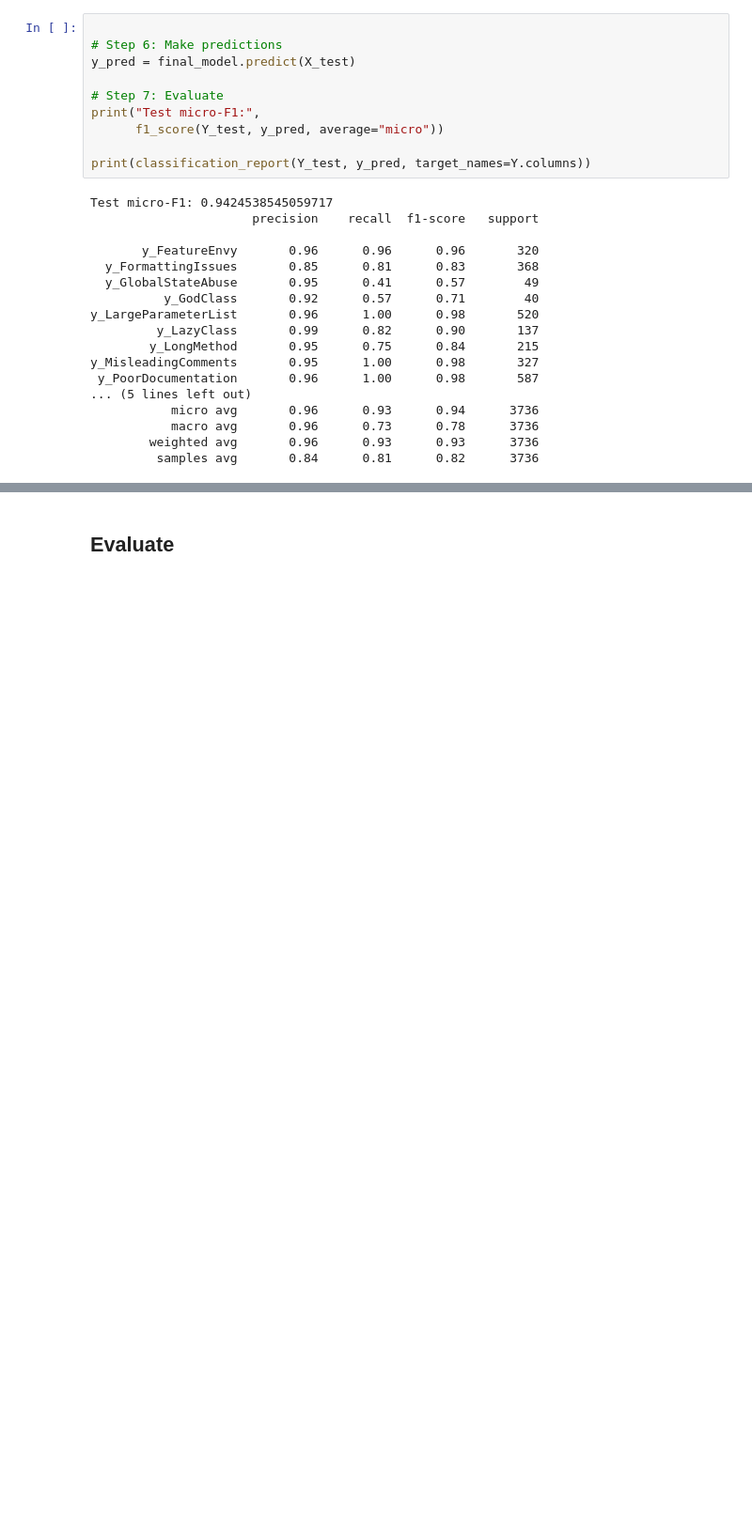
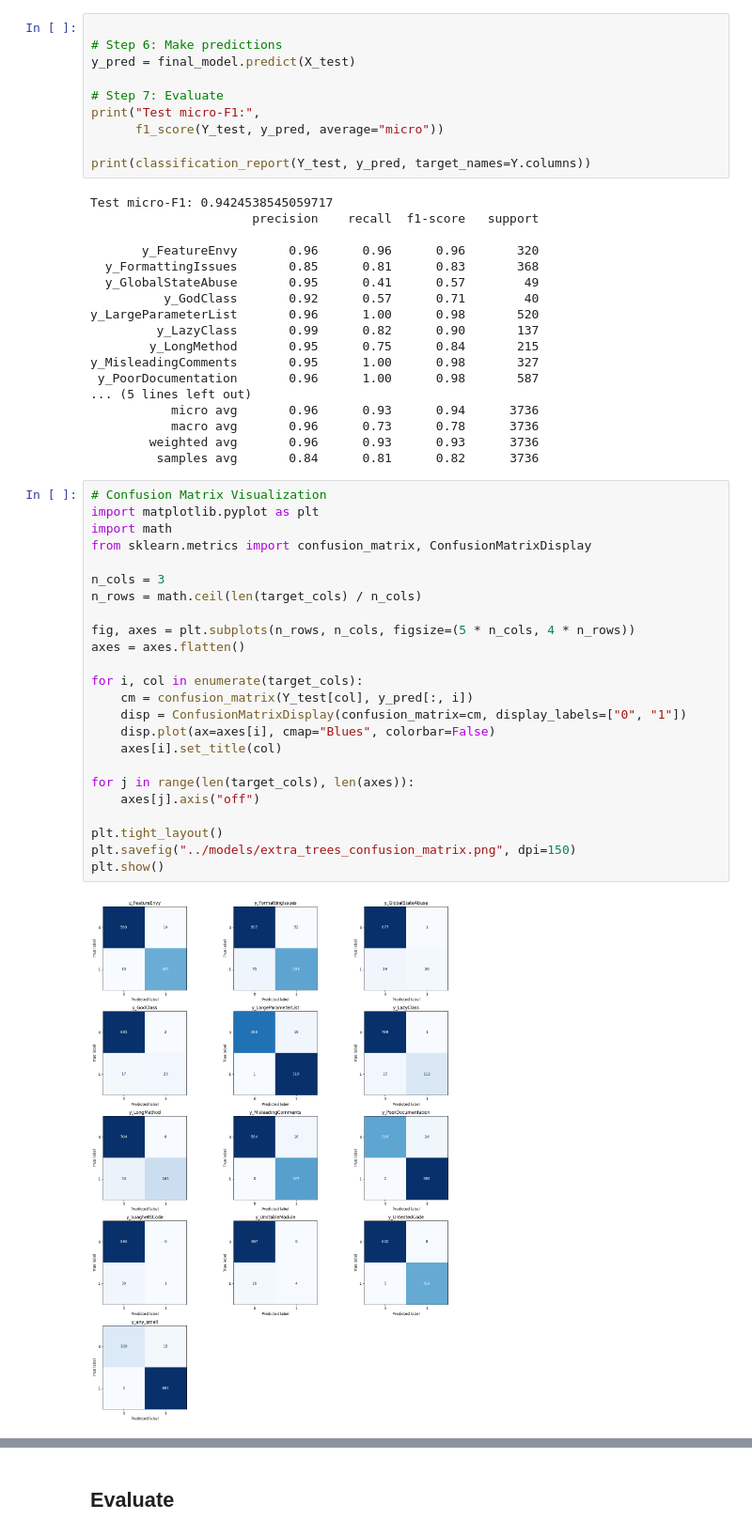
Before and after one commit to Darth-218/code-quality-assessment, a Jupyter notebook: notebooks/ExtraTrees.ipynb, the cells around one changed output, grey strips where cells are left out. Shown: that part at 94% size. Drawn from its saved outputs; the diff is of its cells as text; blank space fills up the shorter version.

```diff
--- a/notebooks/ExtraTrees.ipynb
+++ b/notebooks/ExtraTrees.ipynb
@@ -183,3 +183,29 @@ y_MisleadingComments       0.95      1.00      0.98       327
            macro avg       0.96      0.73      0.78      3736
         weighted avg       0.96      0.93      0.93      3736
          samples avg       0.84      0.81      0.82      3736
+# %%
+# Confusion Matrix Visualization
+import matplotlib.pyplot as plt
+import math
+from sklearn.metrics import confusion_matrix, ConfusionMatrixDisplay
+
+n_cols = 3
+n_rows = math.ceil(len(target_cols) / n_cols)
+
+fig, axes = plt.subplots(n_rows, n_cols, figsize=(5 * n_cols, 4 * n_rows))
+axes = axes.flatten()
+
+for i, col in enumerate(target_cols):
+    cm = confusion_matrix(Y_test[col], y_pred[:, i])
+    disp = ConfusionMatrixDisplay(confusion_matrix=cm, display_labels=["0", "1"])
+    disp.plot(ax=axes[i], cmap="Blues", colorbar=False)
+    axes[i].set_title(col)
+
+for j in range(len(target_cols), len(axes)):
+    axes[j].axis("off")
+
+plt.tight_layout()
+plt.savefig("../models/extra_trees_confusion_matrix.png", dpi=150)
+plt.show()
+# %% [output]
+[figure, added]
```
Also changed, not shown: parts of 1 cell of this notebook, 6 other files.
